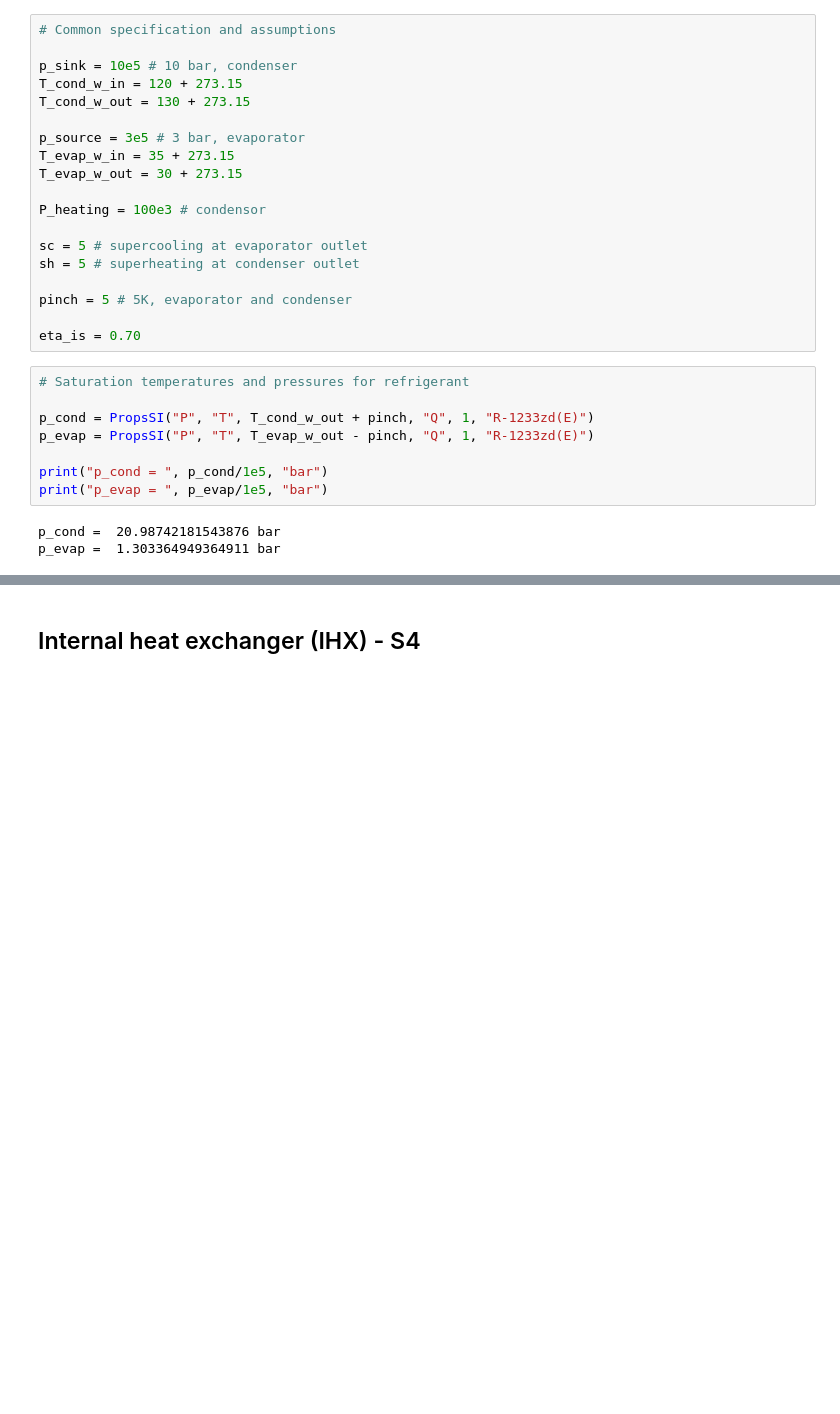
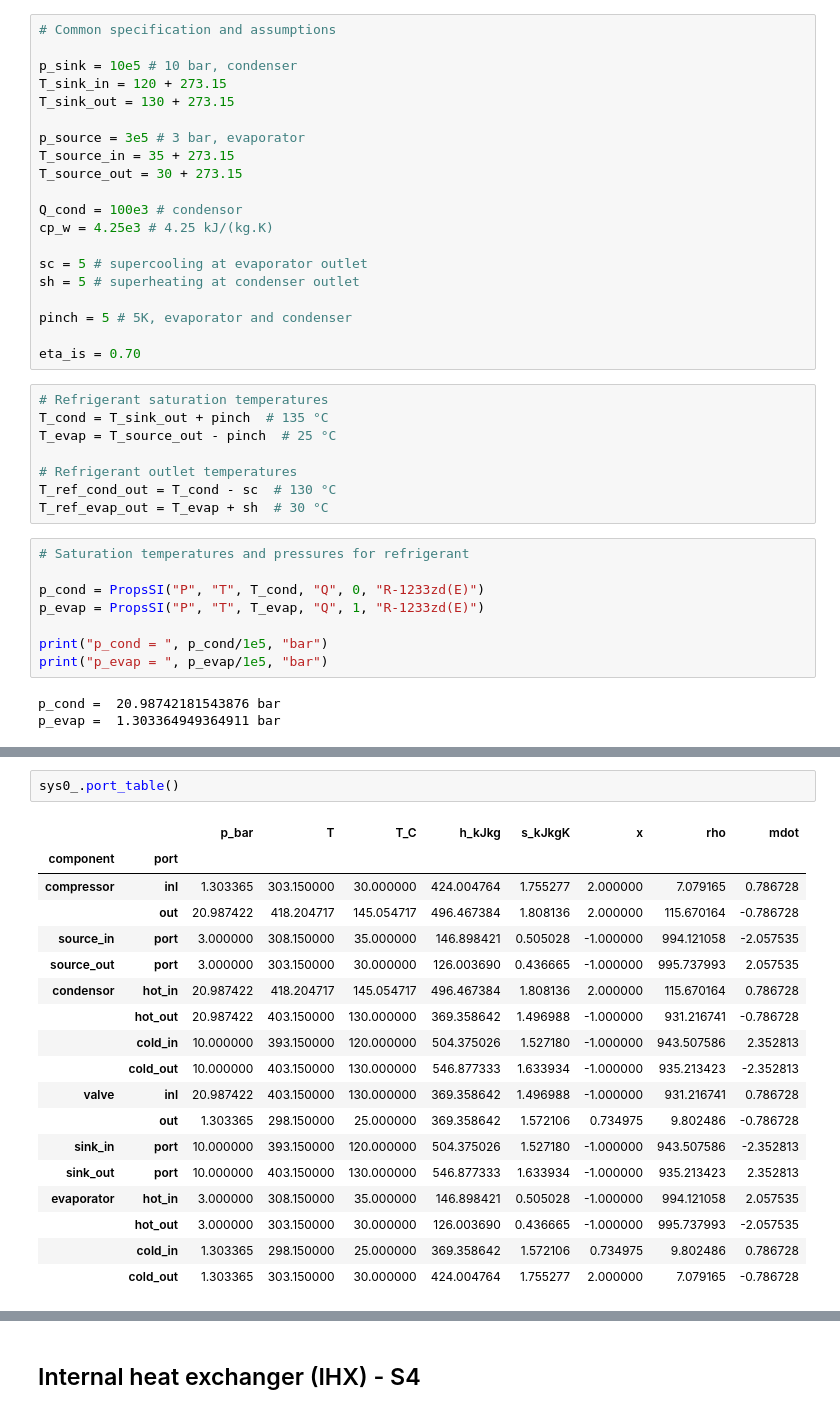
Before and after one commit to Sebls/hthp-ihx-cycle-comparison, a Jupyter notebook: Project_IHX.ipynb, the cells around one changed output, grey strips where cells are left out. Saved outputs shown, nothing was run; the diff lists cells and outputs as text; blank space fills up the shorter version.

```diff
--- a/Project_IHX.ipynb
+++ b/Project_IHX.ipynb
@@ -28,14 +28,15 @@ Caldis version: 0.4.1
 # Common specification and assumptions
 
 p_sink = 10e5 # 10 bar, condenser
-T_cond_w_in = 120 + 273.15
-T_cond_w_out = 130 + 273.15
+T_sink_in = 120 + 273.15
+T_sink_out = 130 + 273.15
 
 p_source = 3e5 # 3 bar, evaporator
-T_evap_w_in = 35 + 273.15
-T_evap_w_out = 30 + 273.15
+T_source_in = 35 + 273.15
+T_source_out = 30 + 273.15
 
-P_heating = 100e3 # condensor
+Q_cond = 100e3 # condensor
+cp_w = 4.25e3 # 4.25 kJ/(kg.K)
 
 sc = 5 # supercooling at evaporator outlet
 sh = 5 # superheating at condenser outlet
@@ -43,11 +44,19 @@ sh = 5 # superheating at condenser outlet
 pinch = 5 # 5K, evaporator and condenser
 
 eta_is = 0.70
+# %%
+# Refrigerant saturation temperatures
+T_cond = T_sink_out + pinch  # 135 °C
+T_evap = T_source_out - pinch  # 25 °C
+
+# Refrigerant outlet temperatures
+T_ref_cond_out = T_cond - sc  # 130 °C
+T_ref_evap_out = T_evap + sh  # 30 °C
 # %%
 # Saturation temperatures and pressures for refrigerant
 
-p_cond = PropsSI("P", "T", T_cond_w_out + pinch, "Q", 1, "R-1233zd(E)")
-p_evap = PropsSI("P", "T", T_evap_w_out - pinch, "Q", 1, "R-1233zd(E)")
+p_cond = PropsSI("P", "T", T_cond, "Q", 0, "R-1233zd(E)")
+p_evap = PropsSI("P", "T", T_evap, "Q", 1, "R-1233zd(E)")
 
 print("p_cond = ", p_cond/1e5, "bar")
 print("p_evap = ", p_evap/1e5, "bar")
@@ -138,0 +160,21 @@ sol = solve(sys_, verbose=True)
+# %%
+sys0_.port_table()
+# %% [output]
+|  |  | p_bar | T | T_C | h_kJkg | s_kJkgK | x | rho | mdot |
+| component | port |  |  |  |  |  |  |  |  |
+| compressor | inl | 1.303365 | 303.150000 | 30.000000 | 424.004764 | 1.755277 | 2.000000 | 7.079165 | 0.786728 |
+|  | out | 20.987422 | 418.204717 | 145.054717 | 496.467384 | 1.808136 | 2.000000 | 115.670164 | -0.786728 |
+| source_in | port | 3.000000 | 308.150000 | 35.000000 | 146.898421 | 0.505028 | -1.000000 | 994.121058 | -2.057535 |
+| source_out | port | 3.000000 | 303.150000 | 30.000000 | 126.003690 | 0.436665 | -1.000000 | 995.737993 | 2.057535 |
+| condensor | hot_in | 20.987422 | 418.204717 | 145.054717 | 496.467384 | 1.808136 | 2.000000 | 115.670164 | 0.786728 |
+|  | hot_out | 20.987422 | 403.150000 | 130.000000 | 369.358642 | 1.496988 | -1.000000 | 931.216741 | -0.786728 |
+|  | cold_in | 10.000000 | 393.150000 | 120.000000 | 504.375026 | 1.527180 | -1.000000 | 943.507586 | 2.352813 |
+|  | cold_out | 10.000000 | 403.150000 | 130.000000 | 546.877333 | 1.633934 | -1.000000 | 935.213423 | -2.352813 |
+| valve | inl | 20.987422 | 403.150000 | 130.000000 | 369.358642 | 1.496988 | -1.000000 | 931.216741 | 0.786728 |
+|  | out | 1.303365 | 298.150000 | 25.000000 | 369.358642 | 1.572106 | 0.734975 | 9.802486 | -0.786728 |
+| sink_in | port | 10.000000 | 393.150000 | 120.000000 | 504.375026 | 1.527180 | -1.000000 | 943.507586 | -2.352813 |
+| sink_out | port | 10.000000 | 403.150000 | 130.000000 | 546.877333 | 1.633934 | -1.000000 | 935.213423 | 2.352813 |
+| evaporator | hot_in | 3.000000 | 308.150000 | 35.000000 | 146.898421 | 0.505028 | -1.000000 | 994.121058 | 2.057535 |
+|  | hot_out | 3.000000 | 303.150000 | 30.000000 | 126.003690 | 0.436665 | -1.000000 | 995.737993 | -2.057535 |
+|  | cold_in | 1.303365 | 298.150000 | 25.000000 | 369.358642 | 1.572106 | 0.734975 | 9.802486 | 0.786728 |
+|  | cold_out | 1.303365 | 303.150000 | 30.000000 | 424.004764 | 1.755277 | 2.000000 | 7.079165 | -0.786728 |
```
Also changed, not shown: parts of 9 cells of this notebook, 5 other files.
